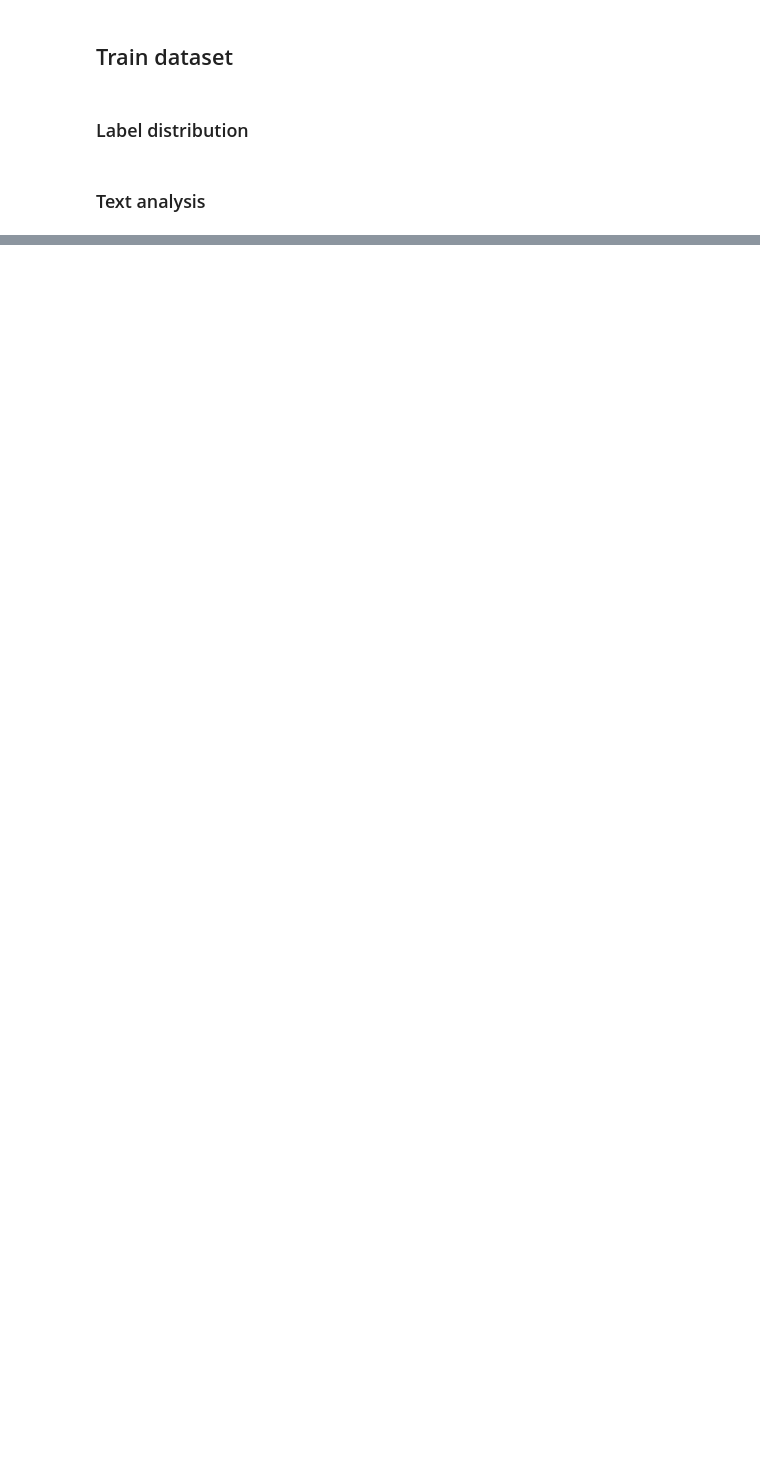
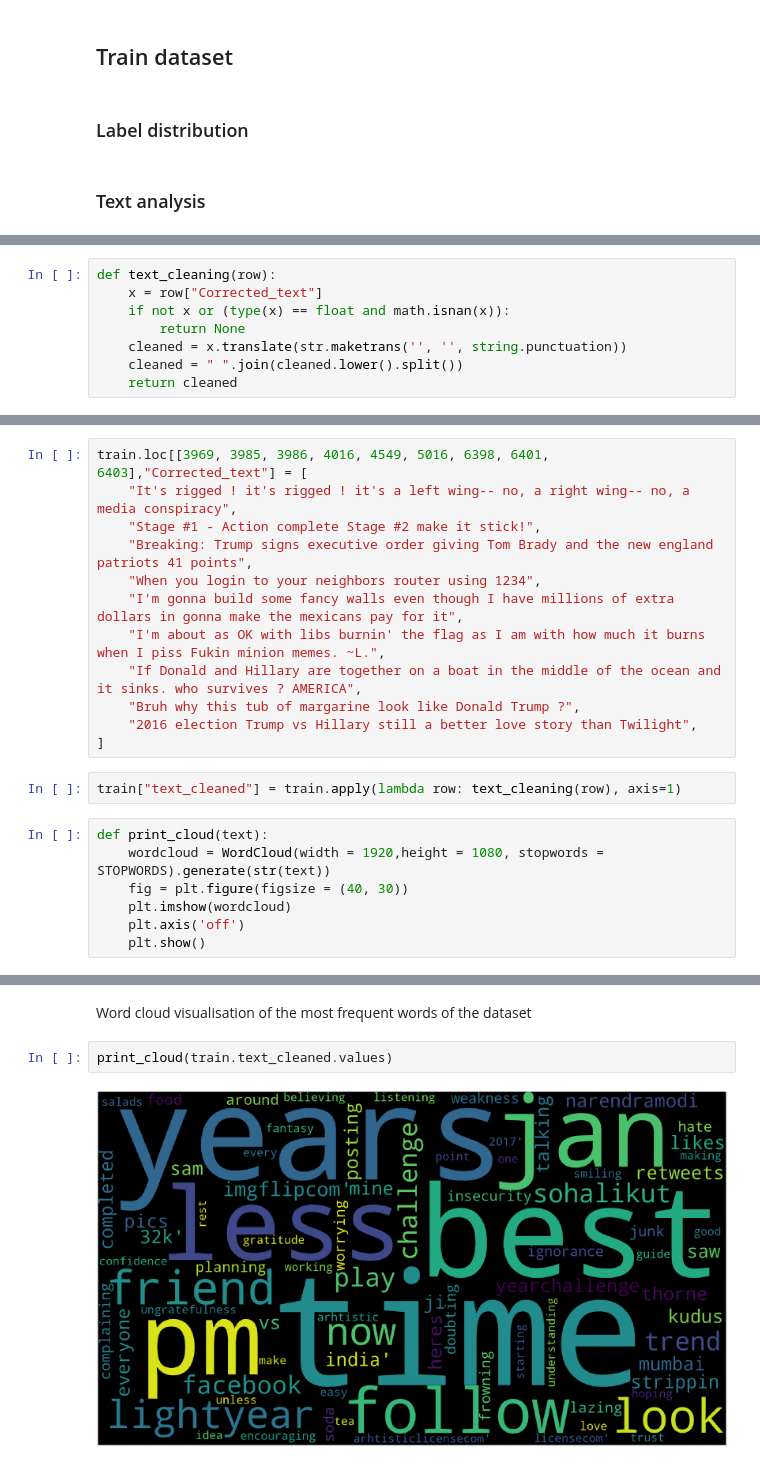
Before and after one commit to bonheml/SESAM, a Jupyter notebook: data_visualisation.ipynb, the cells around one changed output, grey strips where cells are left out. Cells and saved outputs as stored; diff of their text form; blank space fills up the shorter version.

Commit message:
Visualise word distribution from train dataset

```diff
--- a/data_visualisation.ipynb
+++ b/data_visualisation.ipynb
@@ -103,0 +119,8 @@ array(['image_and_text ', 'image', 'text', 'image_and_text  '],
+# %%
+def text_cleaning(row):
+    x = row["Corrected_text"]
+    if not x or (type(x) == float and math.isnan(x)):
+        return None
+    cleaned = x.translate(str.maketrans('', '', string.punctuation))
+    cleaned = " ".join(cleaned.lower().split())
+    return cleaned
@@ -103,0 +140,21 @@ array(['image_and_text ', 'image', 'text', 'image_and_text  '],
+# %%
+train.loc[[3969, 3985, 3986, 4016, 4549, 5016, 6398, 6401, 6403],"Corrected_text"] = [
+    "It's rigged ! it's rigged ! it's a left wing-- no, a right wing-- no, a media conspiracy",
+    "Stage #1 - Action complete Stage #2 make it stick!",
+    "Breaking: Trump signs executive order giving Tom Brady and the new england patriots 41 points",
+    "When you login to your neighbors router using 1234",
+    "I'm gonna build some fancy walls even though I have millions of extra dollars in gonna make the mexicans pay for it",
+    "I'm about as OK with libs burnin' the flag as I am with how much it burns when I piss Fukin minion memes. ~L.",
+    "If Donald and Hillary are together on a boat in the middle of the ocean and it sinks. who survives ? AMERICA",
+    "Bruh why this tub of margarine look like Donald Trump ?",
+    "2016 election Trump vs Hillary still a better love story than Twilight",
+]
+# %%
+train["text_cleaned"] = train.apply(lambda row: text_cleaning(row), axis=1)
+# %%
+def print_cloud(text):
+    wordcloud = WordCloud(width = 1920,height = 1080, stopwords = STOPWORDS).generate(str(text))
+    fig = plt.figure(figsize = (40, 30))
+    plt.imshow(wordcloud)
+    plt.axis('off')
+    plt.show()
@@ -103,0 +173,6 @@ array(['image_and_text ', 'image', 'text', 'image_and_text  '],
+# %% [markdown]
+Word cloud visualisation of the most frequent words of the dataset
+# %%
+print_cloud(train.text_cleaned.values)
+# %% [output]
+[figure, added]
```
Also changed, not shown: parts of 26 cells of this notebook.
